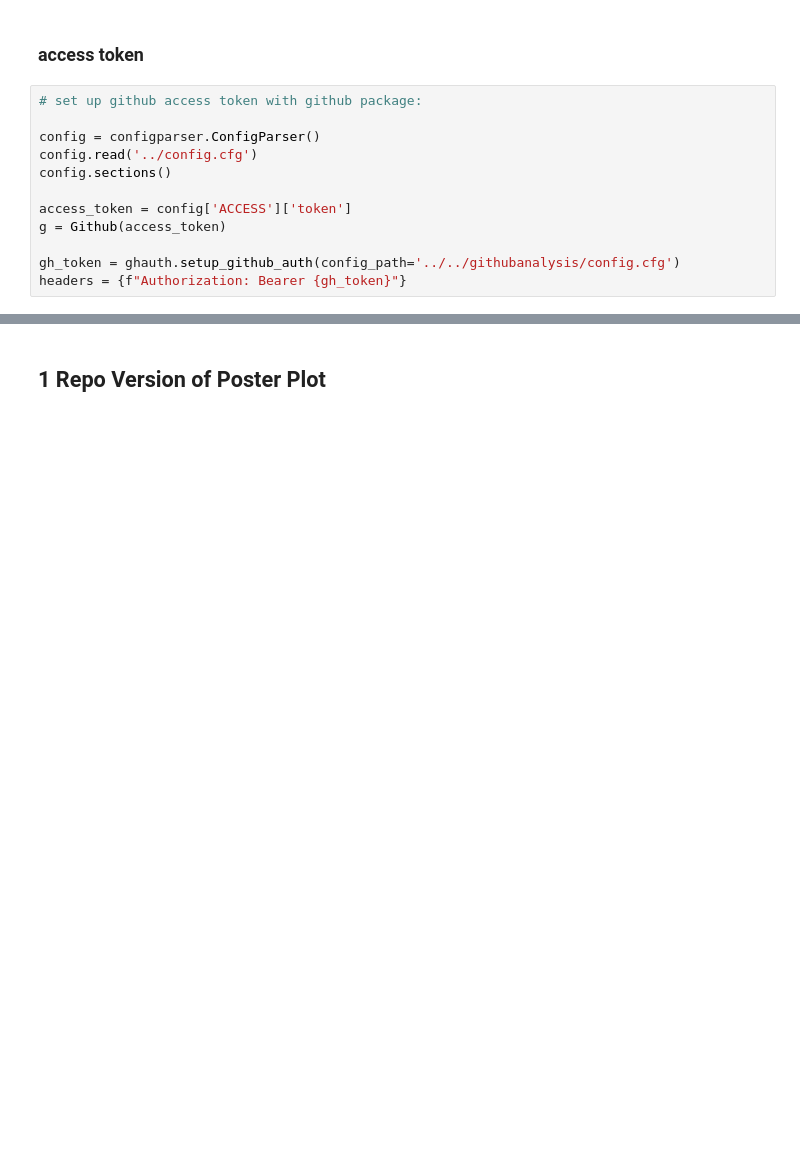
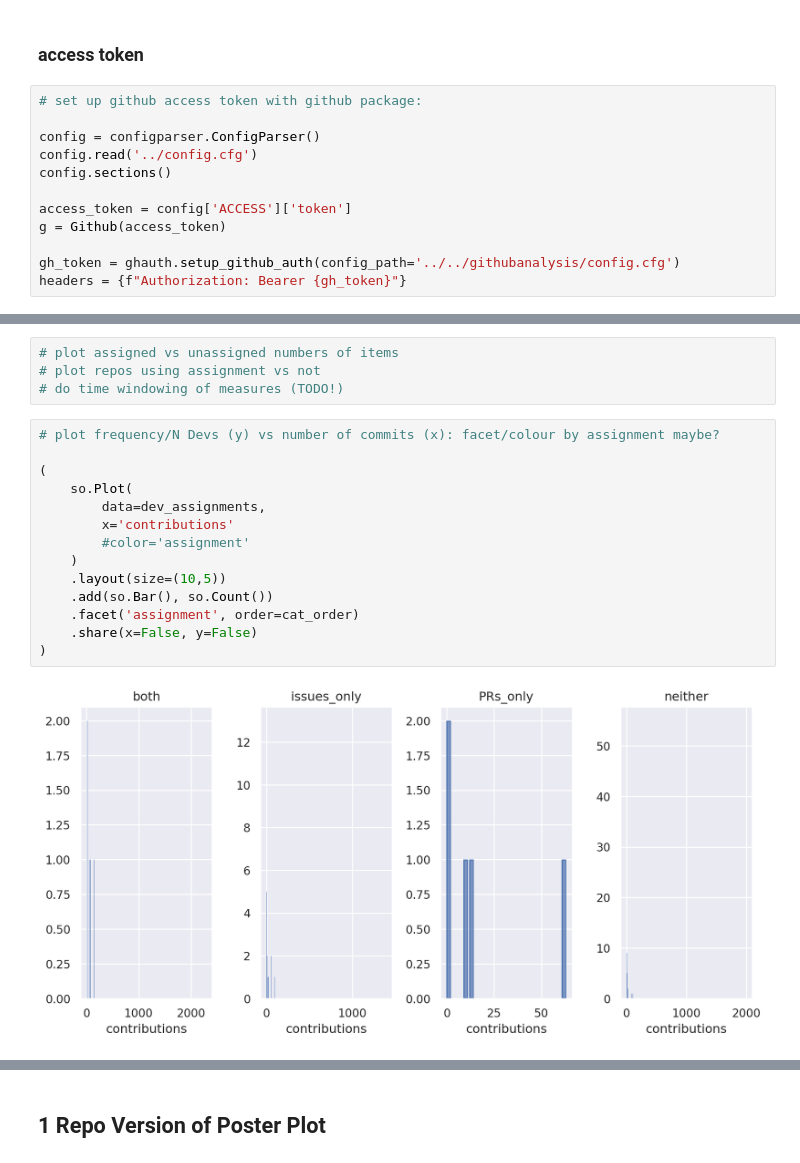
Before and after one commit to FlicAnderson/RSE-personas, a Jupyter notebook: githubanalysis/notebooks/Dev_Assignment.ipynb, the cells around one changed output, grey strips where cells are left out. Saved outputs shown, nothing was run; the diff lists cells and outputs as text; blank space fills up the shorter version.

```diff
--- a/githubanalysis/notebooks/Dev_Assignment.ipynb
+++ b/githubanalysis/notebooks/Dev_Assignment.ipynb
@@ -42,0 +315,20 @@ headers = {f"Authorization: Bearer {gh_token}"}
+# %%
+# plot assigned vs unassigned numbers of items
+# plot repos using assignment vs not
+# do time windowing of measures (TODO!)
+# %%
+# plot frequency/N Devs (y) vs number of commits (x): facet/colour by assignment maybe?
+
+(
+    so.Plot(
+        data=dev_assignments,
+        x='contributions'
+        #color='assignment'
+    )
+    .layout(size=(10,5))
+    .add(so.Bar(), so.Count())
+    .facet('assignment', order=cat_order)
+    .share(x=False, y=False)
+)
+# %% [output]
+[figure, added]
```
Also changed, not shown: parts of 91 cells of this notebook.
